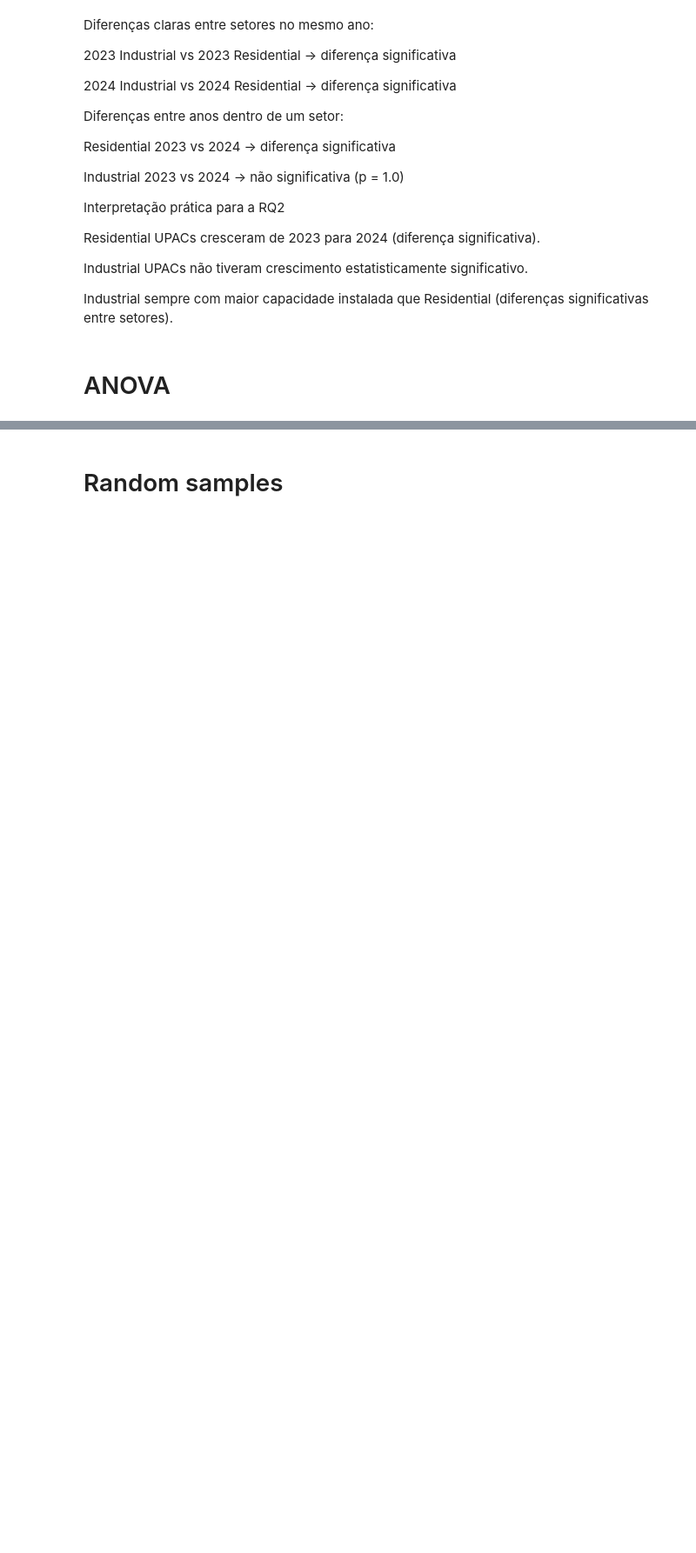
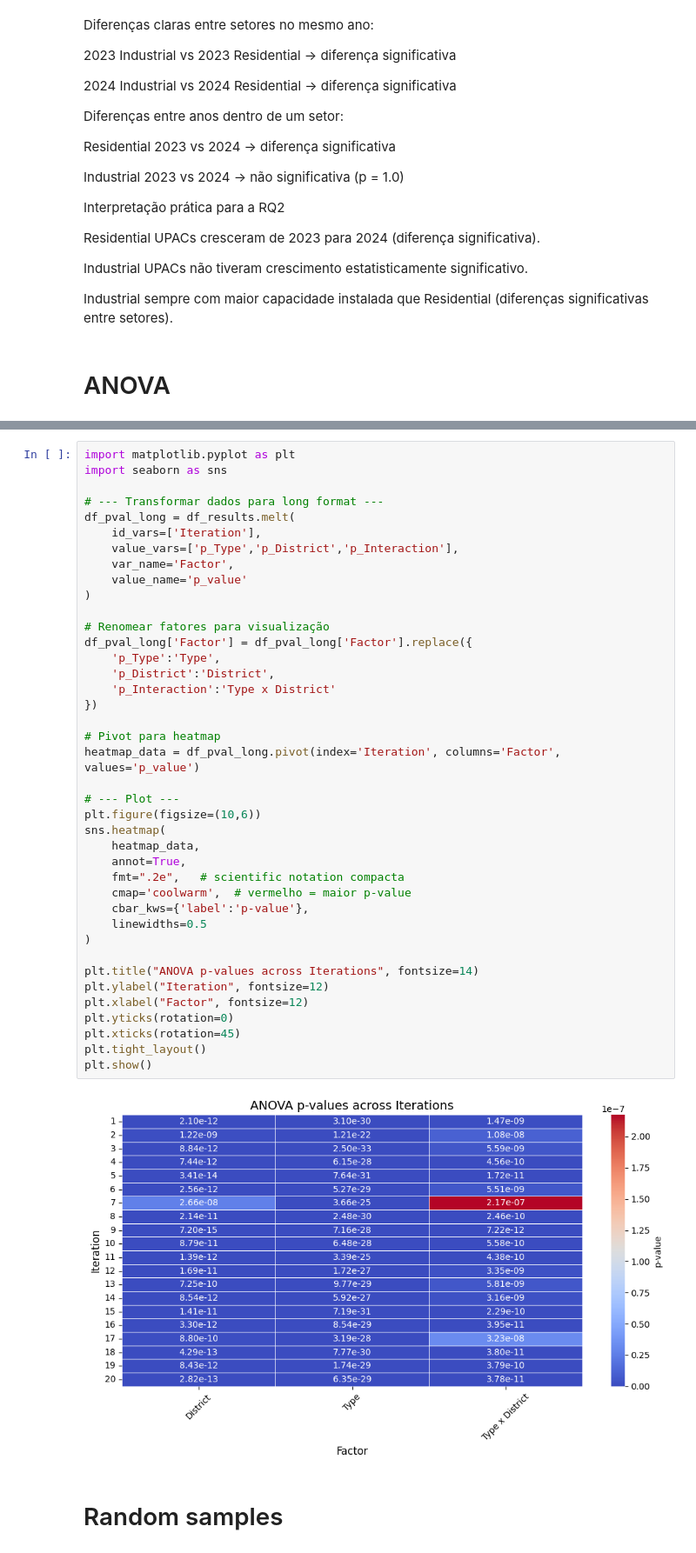
Before and after one commit to Mariana-rc01/WattWise, a Jupyter notebook: Notebooks/ReportRQ2.ipynb, the cells around one changed output, grey strips where cells are left out. Shown: that part at 87% size. Saved outputs shown, nothing was run; the diff lists cells and outputs as text; blank space fills up the shorter version.

```diff
--- a/Notebooks/Report2_iara.ipynb
+++ b/Notebooks/ReportRQ2.ipynb
@@ -605,2 +704,44 @@ The `ci` parameter is deprecated. Use `errorbar='sd'` for the same effect.
+# %%
+import matplotlib.pyplot as plt
+import seaborn as sns
+
+# --- Transformar dados para long format ---
+df_pval_long = df_results.melt(
+    id_vars=['Iteration'],
+    value_vars=['p_Type','p_District','p_Interaction'],
+    var_name='Factor',
+    value_name='p_value'
+)
+
+# Renomear fatores para visualização
+df_pval_long['Factor'] = df_pval_long['Factor'].replace({
+    'p_Type':'Type',
+    'p_District':'District',
+    'p_Interaction':'Type x District'
+})
+
+# Pivot para heatmap
+heatmap_data = df_pval_long.pivot(index='Iteration', columns='Factor', values='p_value')
+
+# --- Plot ---
+plt.figure(figsize=(10,6))
+sns.heatmap(
+    heatmap_data,
+    annot=True,
+    fmt=".2e",   # scientific notation compacta
+    cmap='coolwarm',  # vermelho = maior p-value
+    cbar_kws={'label':'p-value'},
+    linewidths=0.5
+)
+
+plt.title("ANOVA p-values across Iterations", fontsize=14)
+plt.ylabel("Iteration", fontsize=12)
+plt.xlabel("Factor", fontsize=12)
+plt.yticks(rotation=0)
+plt.xticks(rotation=45)
+plt.tight_layout()
+plt.show()
+# %% [output]
+[figure, added]
 # %% [markdown]
 # Random samples
```
Also changed, not shown: parts of 7 cells of this notebook.
